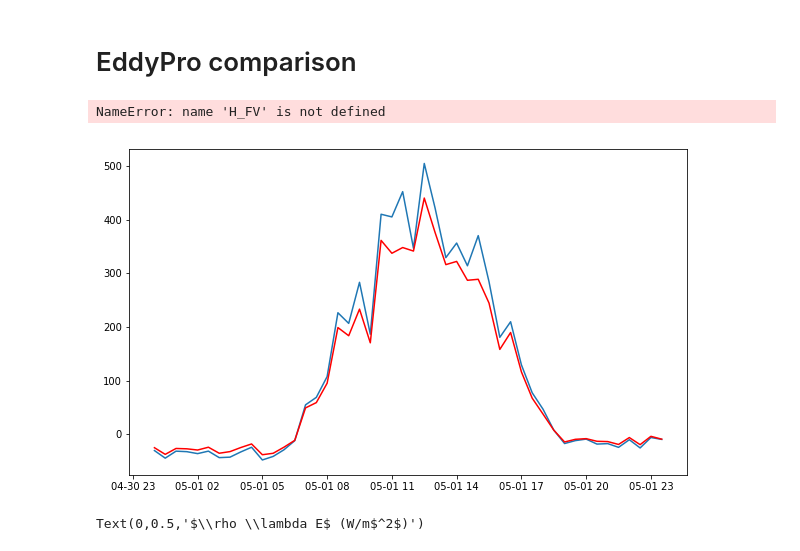
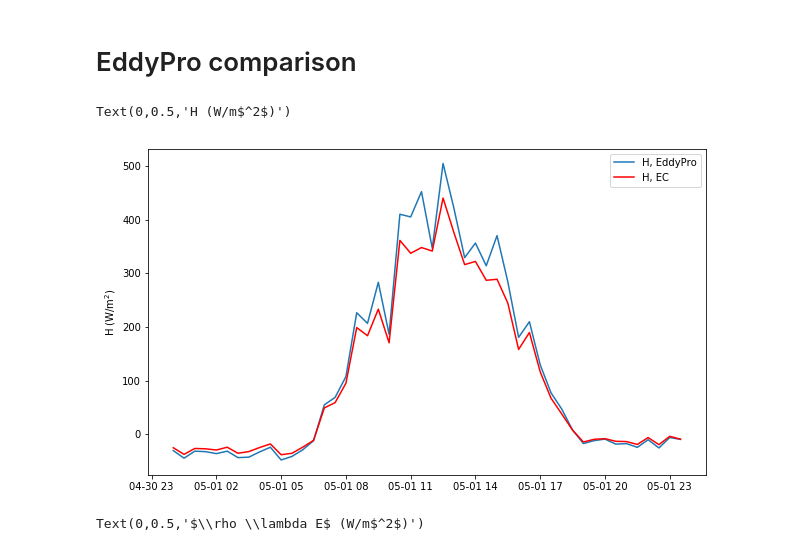
Before and after one commit to BSchilperoort/hydrproc, a Jupyter notebook: exercise.1.eddy_covariance.ipynb, the cells around one changed output. Drawn from its saved outputs; the diff is of its cells as text; code cells hidden in the pictures.

```diff
--- a/exercise.1.eddy_covariance.ipynb
+++ b/exercise.1.eddy_covariance.ipynb
@@ -7,4 +8,10 @@ import matplotlib.pyplot as plt
 %matplotlib inline
+# %%
+#Required for Binder to work
+try:
+    wd = os.path.dirname(os.path.realpath(__file__))
+except:
+    wd = os.getcwd()
 # %% [markdown]
 # 1. Eddy Covariance (Speulderbos)
 
@@ -12,7 +19,7 @@ With glob() we select all files fitting the description ('*' is a wildcard)
 As we now know how many files there are, we know the amount of datapoints we will have, and can create arrays of the right size.
 # %%
 #Get the path of all files:
-files = glob('ec_data\\*.csv')
+files = sorted(glob(wd+'/ec_data/*.csv'))
 
 #Arrays to put covariances in:
 cov_w_Ts  = np.zeros(len(files))
@@ -85,17 +92,16 @@ Total daily evaporation: 1.03 mm
 # %% [markdown]
 # EddyPro comparison
 # %%
-df_eddypro = pd.read_excel('eddypro_data\\eddypro_output.xls', header=[0], skiprows=[1])
+df_eddypro = pd.read_excel(wd+'/eddypro_data/eddypro_output.xls', header=[0], skiprows=[1])
 # %%
 plt.figure(figsize=(10,6))
 plt.plot(dtime_array, df_eddypro.H, label='H, EddyPro')
 plt.plot(dtime_array, H, 'r', label='H, EC')
-plt.plot(dtime_array, H_FV, 'g', label='H, FV')
 plt.legend(loc='best')
 plt.ylabel('H (W/m$^2$)')
 # %% [output]
-NameError: name 'H_FV' is not defined
+Text(0,0.5,'H (W/m$^2$)')
-[figure, old version]
+[figure, new version]
 # %%
 plt.figure(figsize=(10,6))
 plt.plot(dtime_array, df_eddypro.LE, label=r'$\rho \lambda E$, EddyPro')
```
Also changed, not shown: parts of 1 cell of this notebook, 2 other files.
